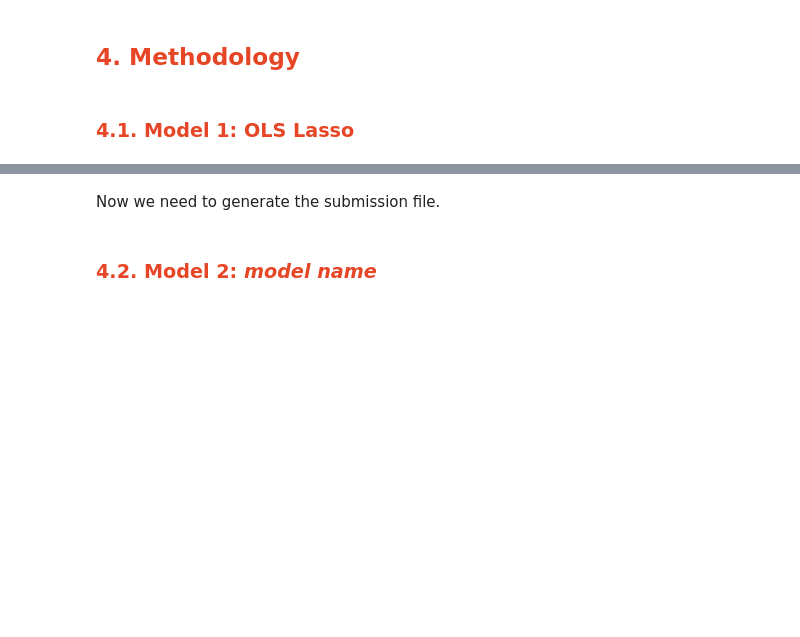
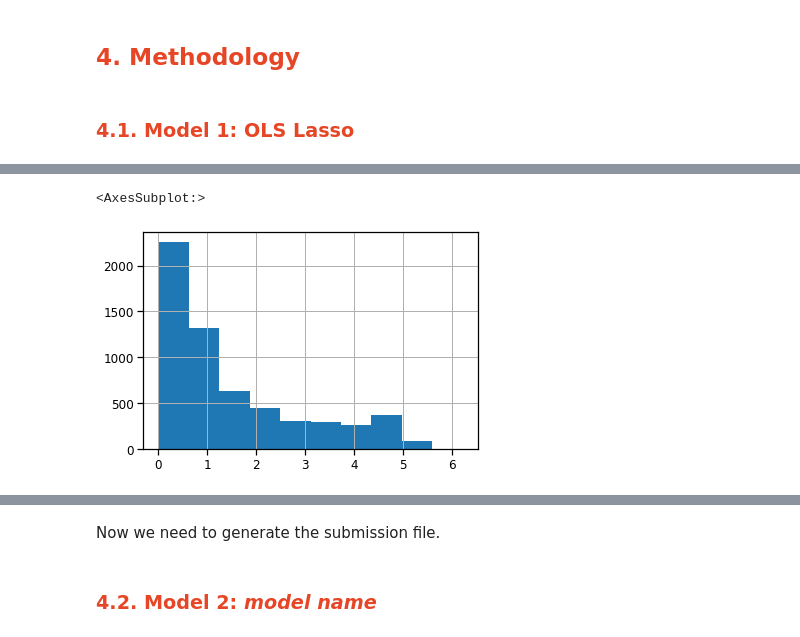
Before and after one commit to Jamielimingzhe/QBUS6810, a Jupyter notebook: QBUS6810_Group18_Notebook.ipynb, the cells around one changed output, grey strips where cells are left out. Cells and saved outputs as stored; diff of their text form; code cells hidden in the pictures; blank space fills up the shorter version.

```diff
--- a/QBUS6810_Group18_Notebook.ipynb
+++ b/QBUS6810_Group18_Notebook.ipynb
@@ -220,0 +302,5 @@ pd.Series(result).hist()
+# %%
+np.log(train['host_listings_count']).hist()
+# %% [output]
+<AxesSubplot:>
+[figure, added]
```
Also changed, not shown: parts of 30 cells of this notebook.
